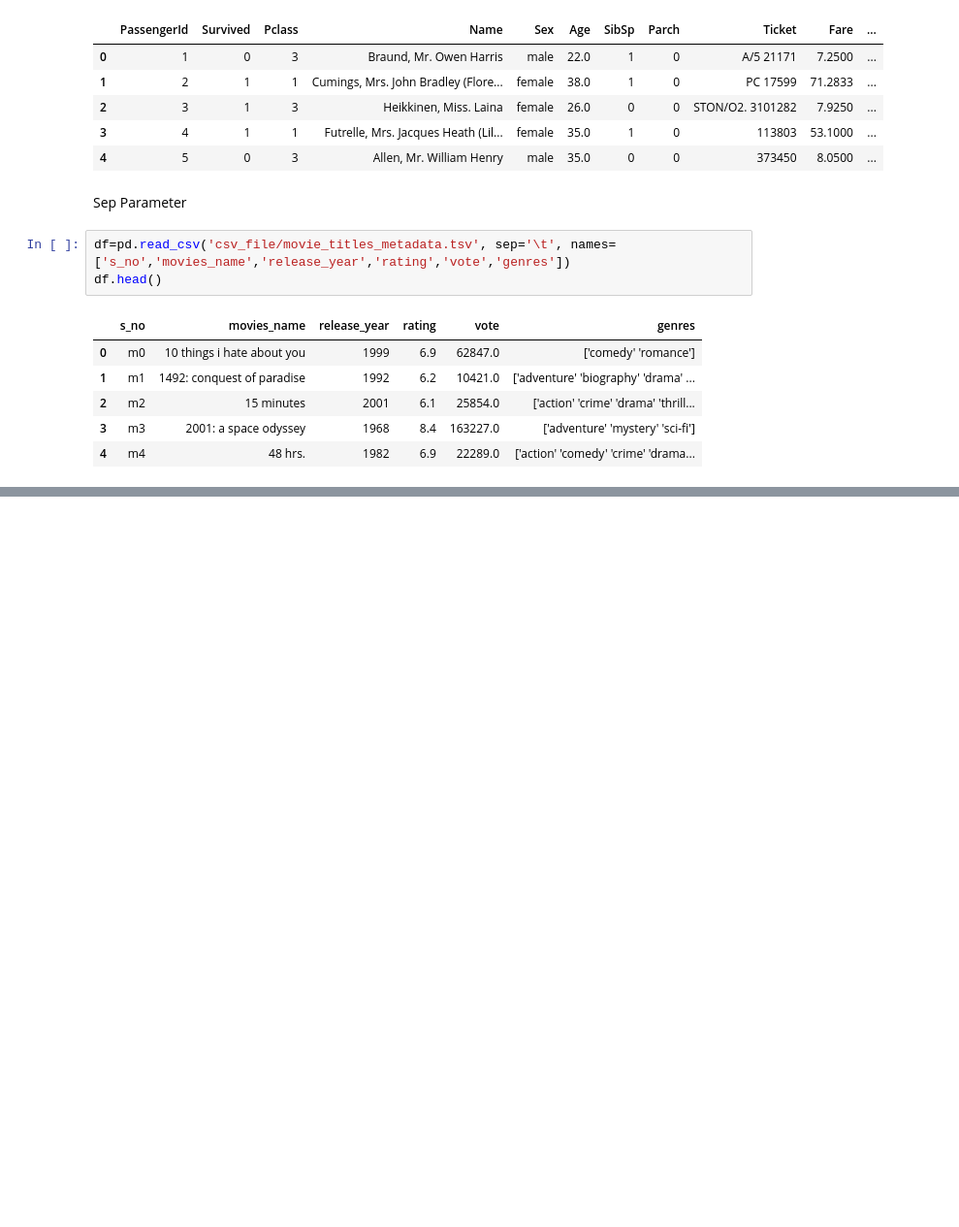
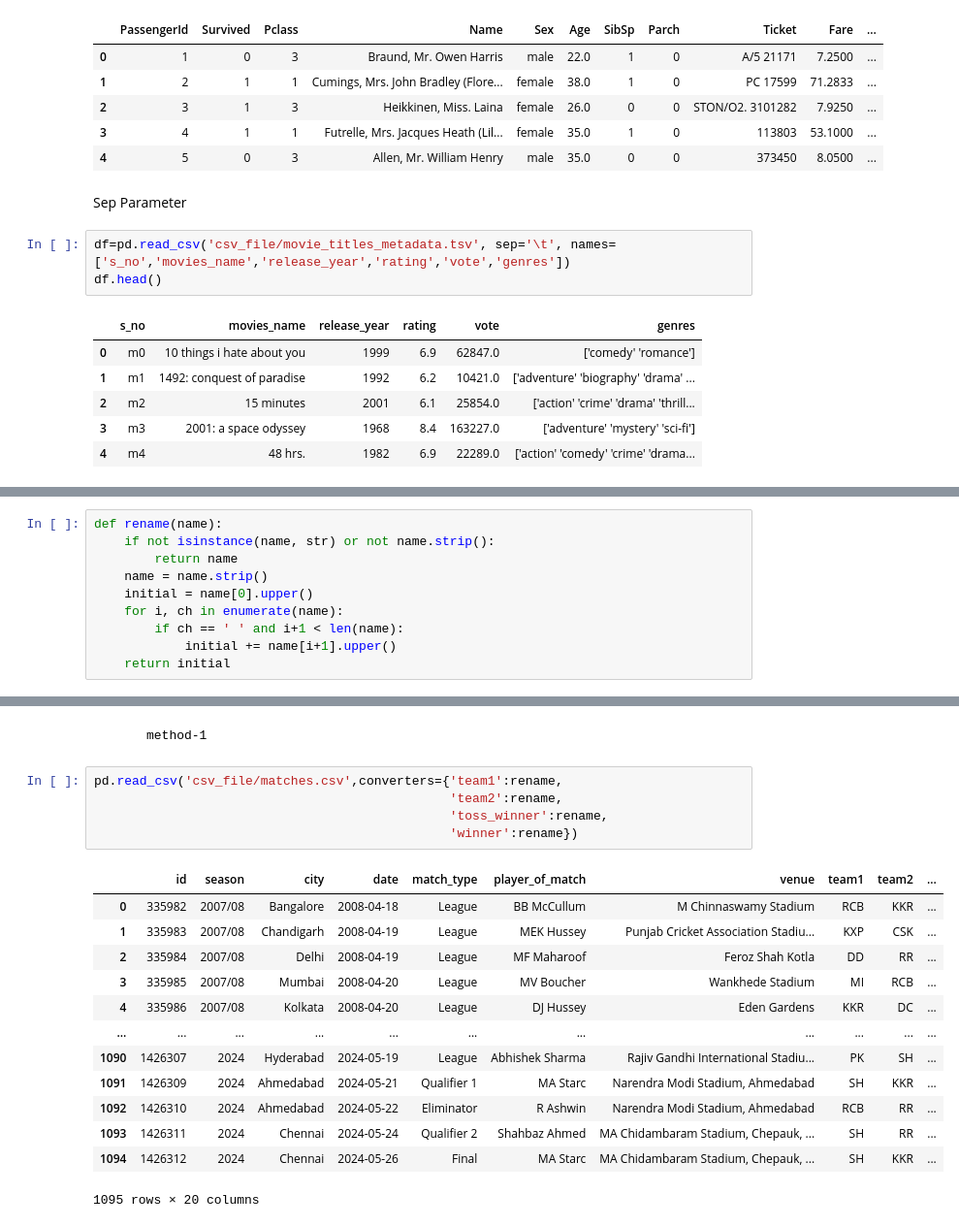
Before and after one commit to piyush-sm-08/ML_journey, a Jupyter notebook: Notebooks/Data_Gathering/load_csv.ipynb, the cells around one changed output, grey strips where cells are left out. Shown at 97% size. Cells and saved outputs as stored; diff of their text form; blank space fills up the shorter version.

```diff
--- a/Notebooks/Data_Gathering/load_csv.ipynb
+++ b/Notebooks/Data_Gathering/load_csv.ipynb
@@ -45,0 +181,10 @@ df.head()
+# %%
+def rename(name):
+    if not isinstance(name, str) or not name.strip():
+        return name
+    name = name.strip()
+    initial = name[0].upper()
+    for i, ch in enumerate(name):
+        if ch == ' ' and i+1 < len(name):
+            initial += name[i+1].upper()
+    return initial
@@ -45,0 +206,21 @@ df.head()
+# %% [markdown]
+         method-1
+# %%
+pd.read_csv('csv_file/matches.csv',converters={'team1':rename,
+                                               'team2':rename,
+                                               'toss_winner':rename,
+                                               'winner':rename})
+# %% [output]
+|  | id | season | city | date | match_type | player_of_match | venue | team1 | team2 | ... |
+| 0 | 335982 | 2007/08 | Bangalore | 2008-04-18 | League | BB McCullum | M Chinnaswamy Stadium | RCB | KKR | ... |
+| 1 | 335983 | 2007/08 | Chandigarh | 2008-04-19 | League | MEK Hussey | Punjab Cricket Association Stadiu... | KXP | CSK | ... |
+| 2 | 335984 | 2007/08 | Delhi | 2008-04-19 | League | MF Maharoof | Feroz Shah Kotla | DD | RR | ... |
+| 3 | 335985 | 2007/08 | Mumbai | 2008-04-20 | League | MV Boucher | Wankhede Stadium | MI | RCB | ... |
+| 4 | 335986 | 2007/08 | Kolkata | 2008-04-20 | League | DJ Hussey | Eden Gardens | KKR | DC | ... |
+| ... | ... | ... | ... | ... | ... | ... | ... | ... | ... | ... |
+| 1090 | 1426307 | 2024 | Hyderabad | 2024-05-19 | League | Abhishek Sharma | Rajiv Gandhi International Stadiu... | PK | SH | ... |
+| 1091 | 1426309 | 2024 | Ahmedabad | 2024-05-21 | Qualifier 1 | MA Starc | Narendra Modi Stadium, Ahmedabad | SH | KKR | ... |
+| 1092 | 1426310 | 2024 | Ahmedabad | 2024-05-22 | Eliminator | R Ashwin | Narendra Modi Stadium, Ahmedabad | RCB | RR | ... |
+| 1093 | 1426311 | 2024 | Chennai | 2024-05-24 | Qualifier 2 | Shahbaz Ahmed | MA Chidambaram Stadium, Chepauk, ... | SH | RR | ... |
+| 1094 | 1426312 | 2024 | Chennai | 2024-05-26 | Final | MA Starc | MA Chidambaram Stadium, Chepauk, ... | SH | KKR | ... |
+1095 rows × 20 columns
```
Also changed, not shown: parts of 22 cells of this notebook, 2 other files.
